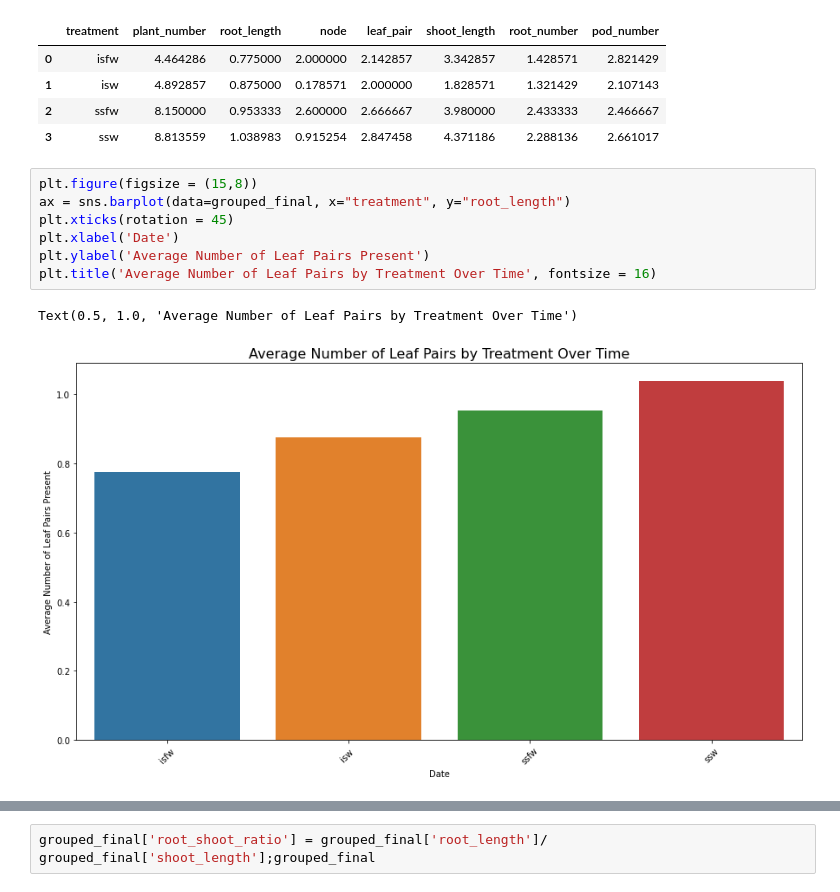
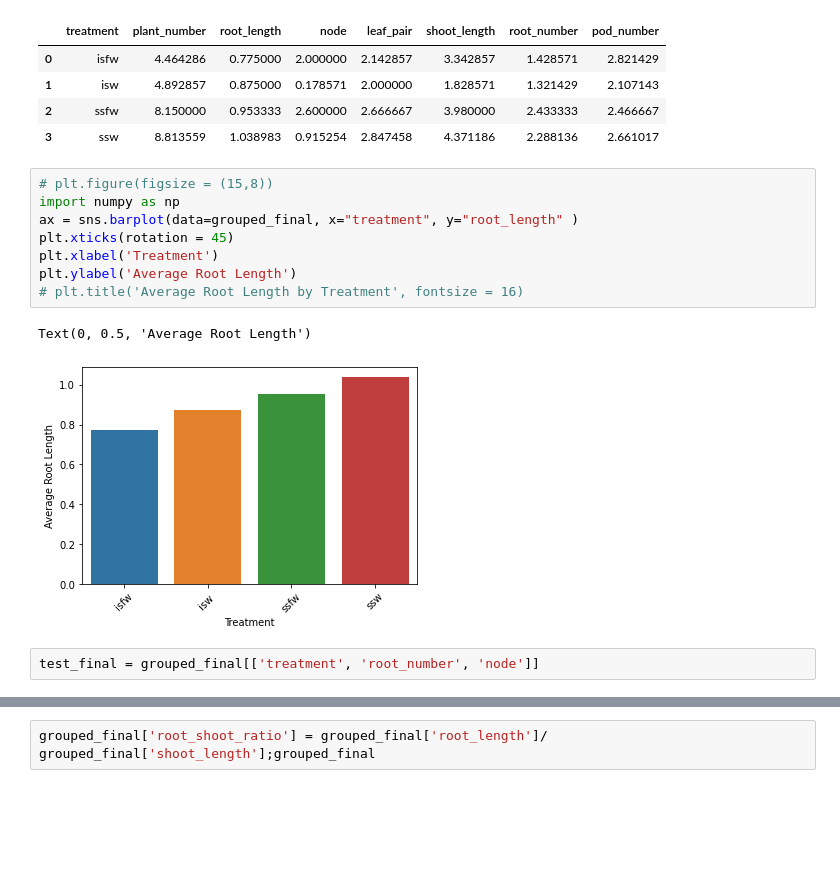
Before and after one commit to Travis-Simmons/Plant_A_P, a Jupyter notebook: figures.ipynb, the cells around one changed output, grey strips where cells are left out. Drawn from its saved outputs; the diff is of its cells as text; blank space fills up the shorter version.

Commit message:
last figure

```diff
--- a/figures.ipynb
+++ b/figures.ipynb
@@ -173,13 +168,16 @@ grouped_final.reset_index(inplace = True);grouped_final
 | 2 | ssfw | 8.150000 | 0.953333 | 2.600000 | 2.666667 | 3.980000 | 2.433333 | 2.466667 |
 | 3 | ssw | 8.813559 | 1.038983 | 0.915254 | 2.847458 | 4.371186 | 2.288136 | 2.661017 |
 # %%
-plt.figure(figsize = (15,8))
-ax = sns.barplot(data=grouped_final, x="treatment", y="root_length")
+# plt.figure(figsize = (15,8))
+import numpy as np
+ax = sns.barplot(data=grouped_final, x="treatment", y="root_length" )
 plt.xticks(rotation = 45)
-plt.xlabel('Date')
-plt.ylabel('Average Number of Leaf Pairs Present')
-plt.title('Average Number of Leaf Pairs by Treatment Over Time', fontsize = 16)
+plt.xlabel('Treatment')
+plt.ylabel('Average Root Length')
+# plt.title('Average Root Length by Treatment', fontsize = 16)
 # %% [output]
-Text(0.5, 1.0, 'Average Number of Leaf Pairs by Treatment Over Time')
+Text(0, 0.5, 'Average Root Length')
-[figure, old version]
+[figure, new version]
+# %%
+test_final = grouped_final[['treatment', 'root_number', 'node']]
 # %%
```
Also changed, not shown: parts of 6 cells of this notebook, 1 other file.
